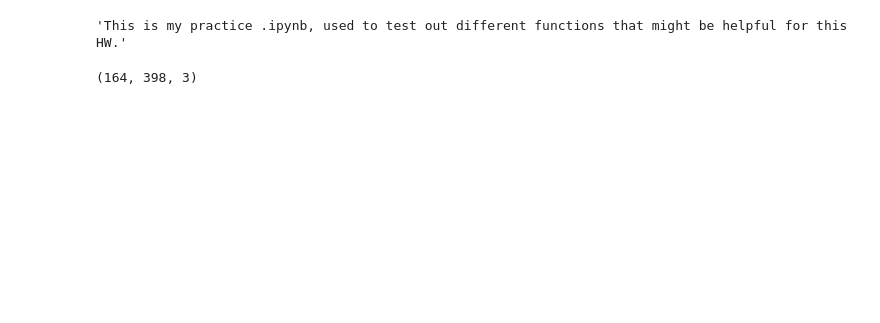
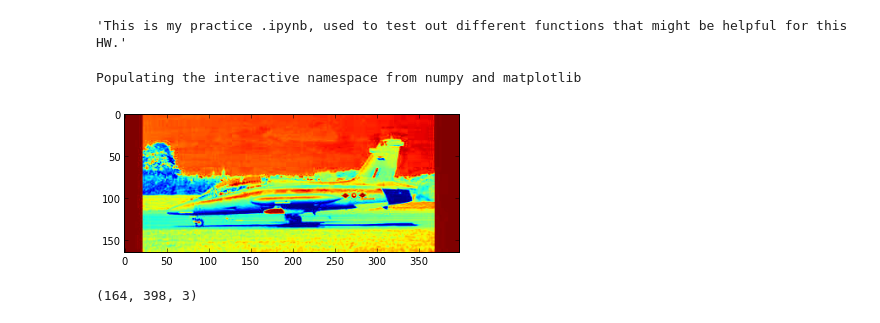
Before and after one commit to appriest/AY250, a Jupyter notebook: Homework 4/Testing.ipynb, the cells around one changed output. Cells and saved outputs as stored; diff of their text form; code cells hidden in the pictures; blank space fills up the shorter version.

```diff
--- a/Homework 4/Testing.ipynb
+++ b/Homework 4/Testing.ipynb
@@ -17,3 +14,11 @@ plt.show()
+# %%
+%pylab inline
+plt.imshow(im,cmap=cm.gray)
+plt.imshow(median(im,axis=2))
+plt.show()
+# %% [output]
+Populating the interactive namespace from numpy and matplotlib
+[figure, added]
 # %%
 np.shape(im)
 # %% [output]
```
Also changed, not shown: parts of 23 cells of this notebook, 2 other files.
